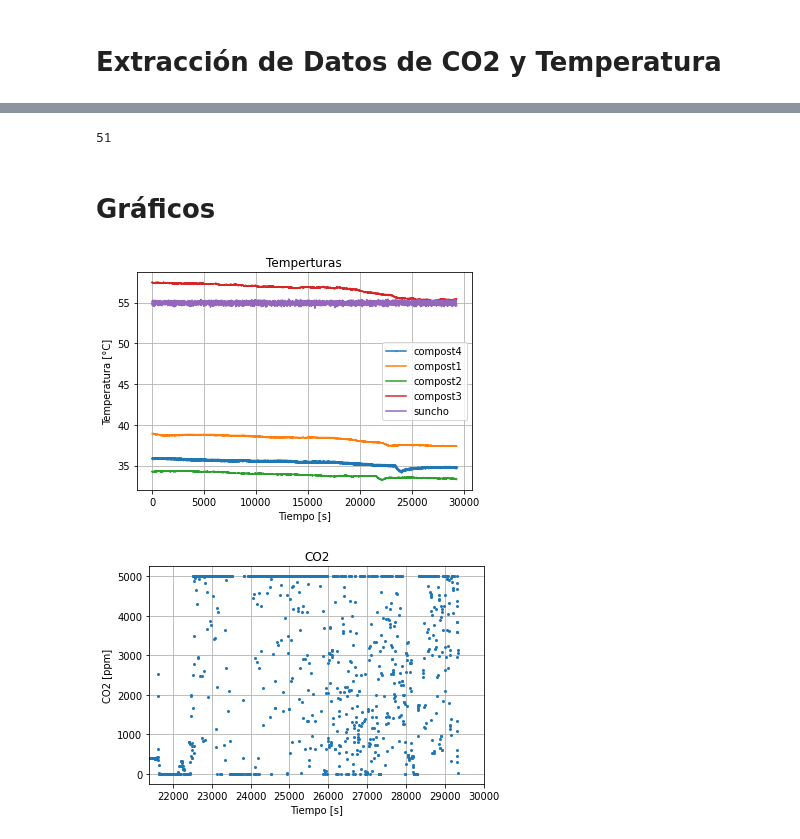
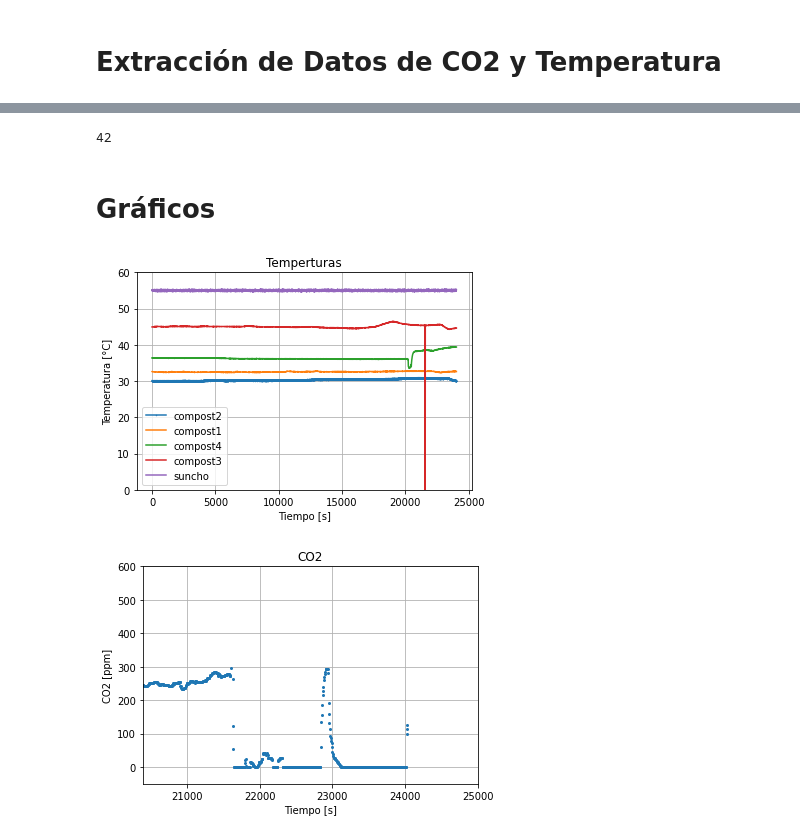
Before and after one commit to fyulita/laboratorio-6-y-7, a Jupyter notebook: Arduino/notebook-all-x4.ipynb, the cells around one changed output, grey strips where cells are left out. Drawn from its saved outputs; the diff is of its cells as text; code cells hidden in the pictures.

```diff
--- a/Arduino/notebook-all-x4.ipynb
+++ b/Arduino/notebook-all-x4.ipynb
@@ -33,7 +33,7 @@ temp_compost_4 = np.array([])
 estado_suncho = np.array([])    # Apagado: 0, Prendido: 1
 # %%
 # Definamos la carpeta con las mediciones como PATH
-PATH = "./measurements/full-x4/2021-10-20_08-50-30_EDIT"
+PATH = "./measurements/full-x4/2021-10-21_09-38-18"
 
 # Creamos una carpeta para las figuras (si es que no existe)
 if not os.path.isdir(f"{PATH}/figuras"):
@@ -85,10 +85,10 @@ for file in os.listdir(PATH):
 
 print(n)
 # %% [output]
-51
+42
 # %%
 # Llenemos las listas con los datos
-for i in range(n):
+for i in range(n-1):
     df = pd.read_csv(f"{PATH}/data_{i}.csv")
 
     # CO2
@@ -166,29 +166,30 @@ for i in range(n):
 # %%
 plt.figure("Temperaturas")
 plt.title("Temperturas")
-plt.plot(tiempos, temp_suncho,'.-',markersize=1, label='compost4')
+plt.plot(tiempos, temp_suncho,'.-',markersize=1, label='compost2')
 plt.plot(tiempos, temp_compost_1,'-',markersize=1, label='compost1')
-plt.plot(tiempos, temp_compost_2,'-',markersize=1, label='compost2')
+plt.plot(tiempos, temp_compost_2,'-',markersize=1, label='compost4')
 plt.plot(tiempos, temp_compost_3,'-',markersize=1, label='compost3')
 plt.plot(tiempos, temp_compost_4,'-',markersize=1, label='suncho')
 plt.legend()
 plt.grid()
+plt.ylim(0,60)
 plt.xlabel("Tiempo [s]")
 plt.ylabel("Temperatura [°C]")
 plt.savefig(f"{PATH}/figuras/Temperatura.png")
 plt.show()
 # %% [output]
-[figure, old version]
+[figure, new version]
 # %%
 plt.figure("CO2")
 plt.title("CO2")
 plt.plot(tiempos, co2, ".",markersize=4)
 plt.grid()
-#plt.ylim(-50,600)
-plt.xlim(21400,30000)
+plt.ylim(-50,600)
+plt.xlim(20400,25000)
 plt.xlabel("Tiempo [s]")
 plt.ylabel("CO2 [ppm]")
 plt.savefig(f"{PATH}/figuras/CO2.png")
 plt.show()
 # %% [output]
-[figure, old version]
+[figure, new version]
```
Also changed, not shown: parts of 2 cells of this notebook, 54 other files.
